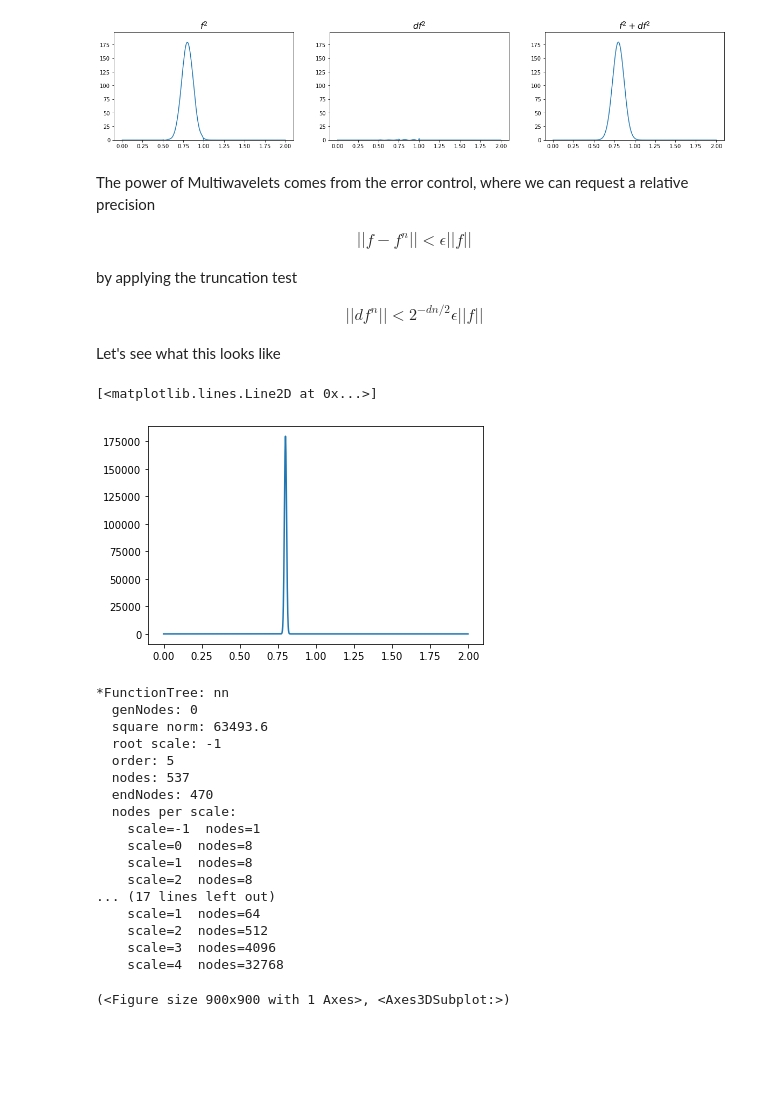
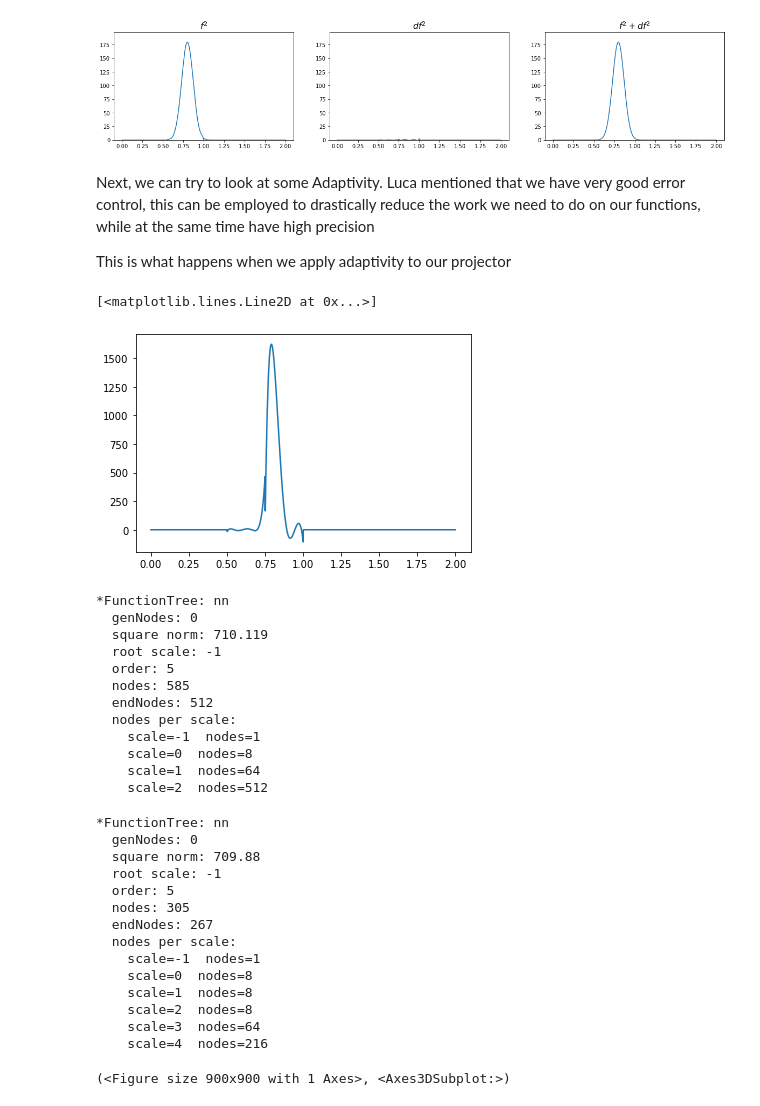
Before and after one commit to bjorgve/hylleraas_school, a Jupyter notebook: HylleraasSchool.ipynb, the cells around one changed output. Saved outputs shown, nothing was run; the diff lists cells and outputs as text; code cells hidden in the pictures; blank space fills up the shorter version.

```diff
--- a/HylleraasSchool.ipynb
+++ b/HylleraasSchool.ipynb
@@ -206,56 +207,61 @@ plot_fn_df(2, f2, df2, alpha)
 # %% [output]
 [figure]
 # %% [markdown]
-The power of Multiwavelets comes from the error control, where we can request a relative precision
+Next, we can try to look at some Adaptivity. Luca mentioned that we have very good error control,
+this can be employed to drastically reduce the work we need to do on our functions, while at the same time have high precision
 
-\begin{align}
-||f - f^n|| < \epsilon ||f||
-\end{align}
-
-by applying the truncation test
-
-\begin{align}
-||df^n|| < 2^{-dn/2}\epsilon ||f||
-\end{align}
-
-
-Let's see what this looks like
+This is what happens when we apply adaptivity to our projector
 # %%
 r0 = [0.8, 0.8, 0.8]
-beta = 10000.0 # Do 100 and 1000
+beta = 500.0 # Do 500 then compare with P4
 alpha = (beta / np.pi) ** (3 / 2.0)
 f = vp.GaussFunc(coef=alpha, exp=beta, pos=r0)
 
-P_eps = vp.ScalingProjector(mra, prec=1.0e-4)
-
+P_eps = vp.ScalingProjector(mra, prec=1.0e-3)
+P2 = vp.ScalingProjector(mra, 2)
+P4 = vp.ScalingProjector(mra, 4)
 f_eps = P_eps(f)
+f2 = P2(f)
+f4 = P4(f)
 
 x = np.arange(0.0, 2.0, 0.001)
-y = [f_eps([x, 0.8, 0.8]) for x in x]
+y = [f2([x, 0.8, 0.8]) for x in x]
 plt.plot(x, y)
 # %% [output]
 [<matplotlib.lines.Line2D at 0x...>]
-[figure, old version]
+[figure, new version]
 # %%
-print(f_eps, f4)
+print(f2)
 # %% [output]
 *FunctionTree: nn
   genNodes: 0
-  square norm: 63493.6
+  square norm: 710.119
   root scale: -1
   order: 5
-  nodes: 537
-  endNodes: 470
+  nodes: 585
+  endNodes: 512
   nodes per scale:
     scale=-1  nodes=1
     scale=0  nodes=8
-    scale=1  nodes=8
-    scale=2  nodes=8
-... (17 lines left out)
     scale=1  nodes=64
     scale=2  nodes=512
-    scale=3  nodes=4096
-    scale=4  nodes=32768
+# %%
+print(f_eps)
+# %% [output]
+*FunctionTree: nn
+  genNodes: 0
+  square norm: 709.88
+  root scale: -1
+  order: 5
+  nodes: 305
+  endNodes: 267
+  nodes per scale:
+    scale=-1  nodes=1
+    scale=0  nodes=8
+    scale=1  nodes=8
+    scale=2  nodes=8
+    scale=3  nodes=64
+    scale=4  nodes=216
 # %%
 from grid_plotter import grid_plotter
 
```
Also changed, not shown: parts of 10 cells of this notebook.
